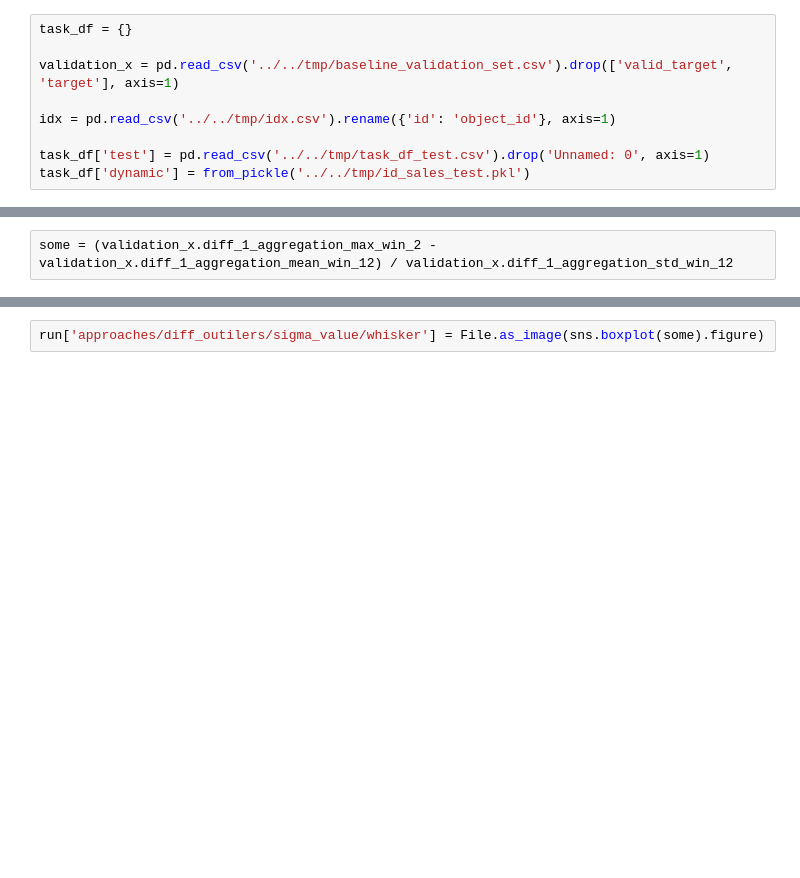
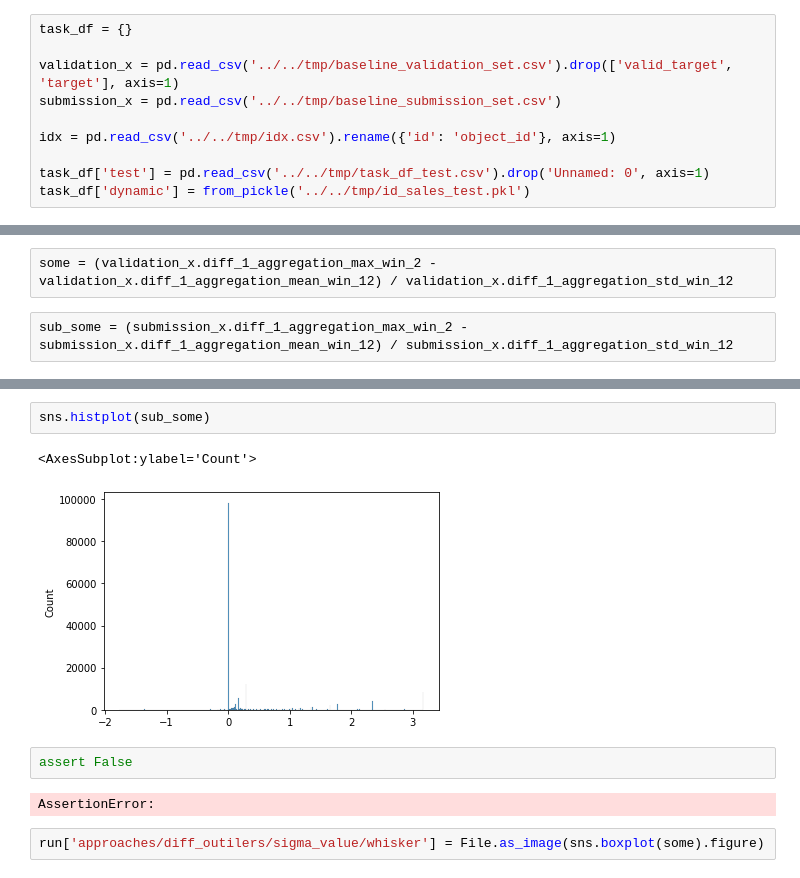
Before and after one commit to Denchidlo/FutureSales, a Jupyter notebook: workspace/exploration/outlier_detection/chebyshev.ipynb, the cells around one changed output, grey strips where cells are left out. Drawn from its saved outputs; the diff is of its cells as text; blank space fills up the shorter version.

```diff
--- a/workspace/exploration/outlier_detection/chebyshev.ipynb
+++ b/workspace/exploration/outlier_detection/chebyshev.ipynb
@@ -44,6 +52,7 @@ Remember to stop your run once you’ve finished logging your metadata (https://
 task_df = {}
 
 validation_x = pd.read_csv('../../tmp/baseline_validation_set.csv').drop(['valid_target', 'target'], axis=1)
+submission_x = pd.read_csv('../../tmp/baseline_submission_set.csv')
 
 idx = pd.read_csv('../../tmp/idx.csv').rename({'id': 'object_id'}, axis=1)
 
@@ -131,3 +142,5 @@ validation_x
 422577 rows × 75 columns
 # %%
 some = (validation_x.diff_1_aggregation_max_win_2 - validation_x.diff_1_aggregation_mean_win_12) / validation_x.diff_1_aggregation_std_win_12
+# %%
+sub_some = (submission_x.diff_1_aggregation_max_win_2 - submission_x.diff_1_aggregation_mean_win_12) / submission_x.diff_1_aggregation_std_win_12
@@ -134,3 +162,12 @@ some = (validation_x.diff_1_aggregation_max_win_2 - validation_x.diff_1_aggregat
+# %%
+sns.histplot(sub_some)
+# %% [output]
+<AxesSubplot:ylabel='Count'>
+[figure, added]
+# %%
+assert False
+# %% [output]
+AssertionError:
 # %%
 run['approaches/diff_outilers/sigma_value/whisker'] = File.as_image(sns.boxplot(some).figure)
 # %% [output]
```
Also changed, not shown: parts of 9 cells of this notebook, 2 other files.
